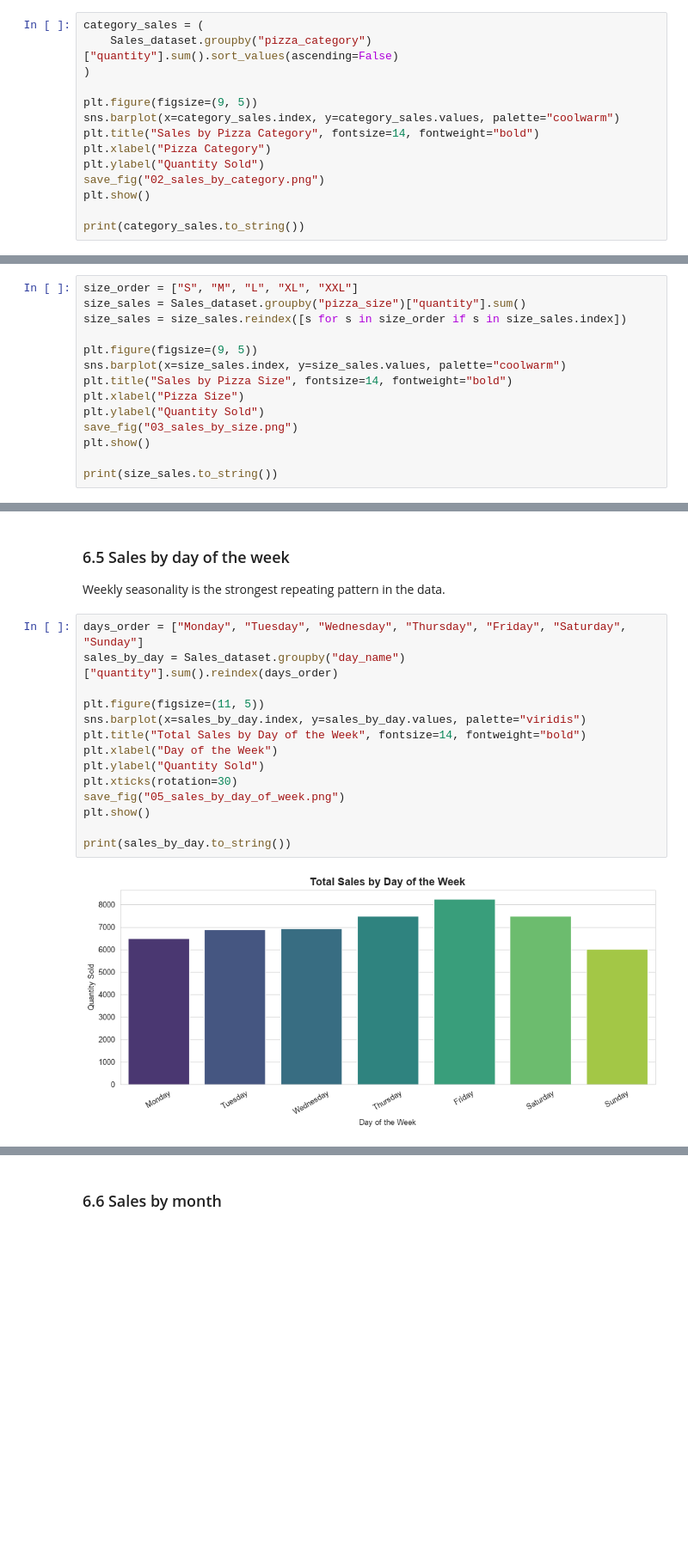
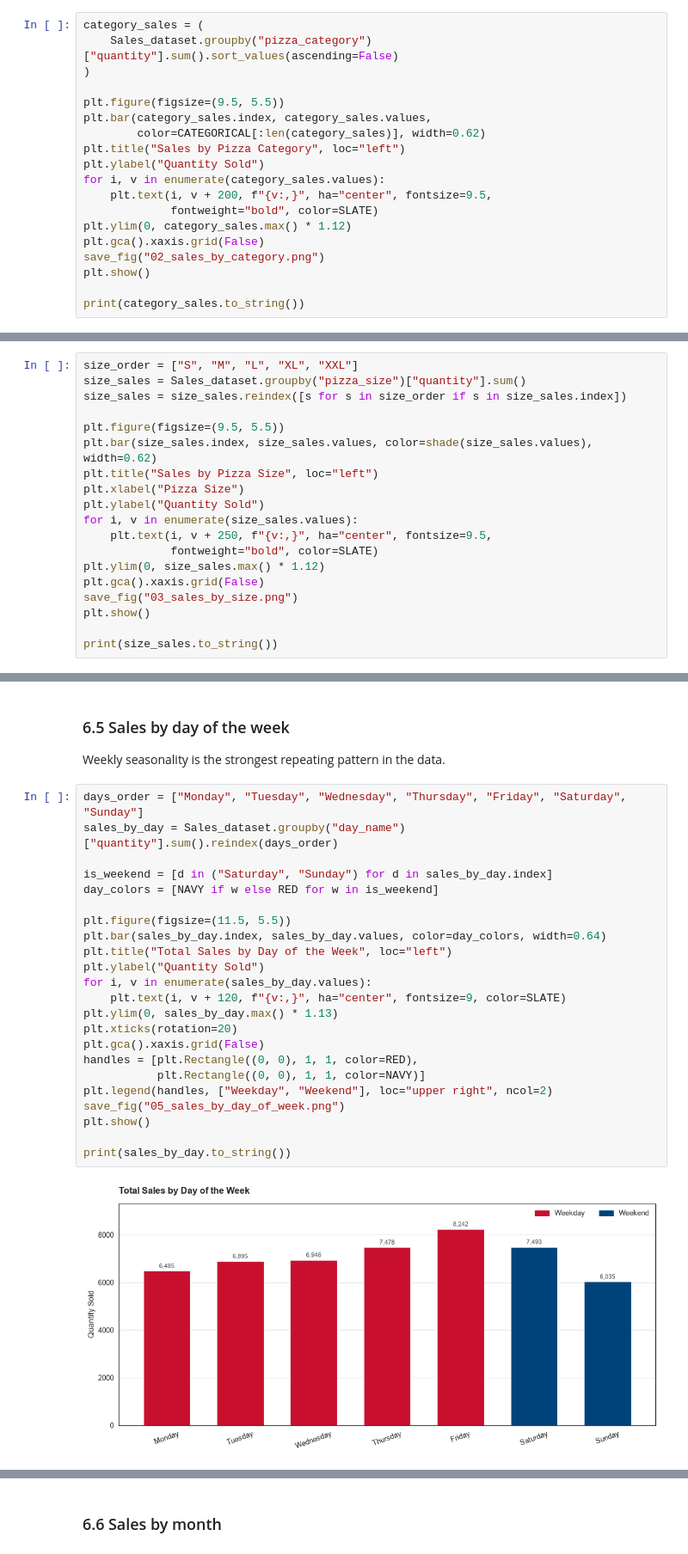
Before and after one commit to naveen-pulivarti/Dominos-Predictive-Purchase-Order-System, a Jupyter notebook: notebooks/dominos_predictive_purchase_order_system.ipynb, the cells around one changed output, grey strips where cells are left out. Shown at 86% size. Saved outputs shown, nothing was run; the diff lists cells and outputs as text; blank space fills up the shorter version.

```diff
--- a/notebooks/dominos_predictive_purchase_order_system.ipynb
+++ b/notebooks/dominos_predictive_purchase_order_system.ipynb
@@ -510,11 +562,16 @@ category_sales = (
     Sales_dataset.groupby("pizza_category")["quantity"].sum().sort_values(ascending=False)
 )
 
-plt.figure(figsize=(9, 5))
-sns.barplot(x=category_sales.index, y=category_sales.values, palette="coolwarm")
-plt.title("Sales by Pizza Category", fontsize=14, fontweight="bold")
-plt.xlabel("Pizza Category")
+plt.figure(figsize=(9.5, 5.5))
+plt.bar(category_sales.index, category_sales.values,
+        color=CATEGORICAL[:len(category_sales)], width=0.62)
+plt.title("Sales by Pizza Category", loc="left")
 plt.ylabel("Quantity Sold")
+for i, v in enumerate(category_sales.values):
+    plt.text(i, v + 200, f"{v:,}", ha="center", fontsize=9.5,
+             fontweight="bold", color=SLATE)
+plt.ylim(0, category_sales.max() * 1.12)
+plt.gca().xaxis.grid(False)
 save_fig("02_sales_by_category.png")
 plt.show()
 
@@ -535,11 +592,16 @@ size_order = ["S", "M", "L", "XL", "XXL"]
 size_sales = Sales_dataset.groupby("pizza_size")["quantity"].sum()
 size_sales = size_sales.reindex([s for s in size_order if s in size_sales.index])
 
-plt.figure(figsize=(9, 5))
-sns.barplot(x=size_sales.index, y=size_sales.values, palette="coolwarm")
-plt.title("Sales by Pizza Size", fontsize=14, fontweight="bold")
+plt.figure(figsize=(9.5, 5.5))
+plt.bar(size_sales.index, size_sales.values, color=shade(size_sales.values), width=0.62)
+plt.title("Sales by Pizza Size", loc="left")
 plt.xlabel("Pizza Size")
 plt.ylabel("Quantity Sold")
+for i, v in enumerate(size_sales.values):
+    plt.text(i, v + 250, f"{v:,}", ha="center", fontsize=9.5,
+             fontweight="bold", color=SLATE)
+plt.ylim(0, size_sales.max() * 1.12)
+plt.gca().xaxis.grid(False)
 save_fig("03_sales_by_size.png")
 plt.show()
 
@@ -581,19 +650,28 @@ Weekly seasonality is the strongest repeating pattern in the data.
 # %%
 days_order = ["Monday", "Tuesday", "Wednesday", "Thursday", "Friday", "Saturday", "Sunday"]
 sales_by_day = Sales_dataset.groupby("day_name")["quantity"].sum().reindex(days_order)
 
-plt.figure(figsize=(11, 5))
-sns.barplot(x=sales_by_day.index, y=sales_by_day.values, palette="viridis")
-plt.title("Total Sales by Day of the Week", fontsize=14, fontweight="bold")
-plt.xlabel("Day of the Week")
+is_weekend = [d in ("Saturday", "Sunday") for d in sales_by_day.index]
+day_colors = [NAVY if w else RED for w in is_weekend]
+
+plt.figure(figsize=(11.5, 5.5))
+plt.bar(sales_by_day.index, sales_by_day.values, color=day_colors, width=0.64)
+plt.title("Total Sales by Day of the Week", loc="left")
 plt.ylabel("Quantity Sold")
-plt.xticks(rotation=30)
+for i, v in enumerate(sales_by_day.values):
+    plt.text(i, v + 120, f"{v:,}", ha="center", fontsize=9, color=SLATE)
+plt.ylim(0, sales_by_day.max() * 1.13)
+plt.xticks(rotation=20)
+plt.gca().xaxis.grid(False)
+handles = [plt.Rectangle((0, 0), 1, 1, color=RED),
+           plt.Rectangle((0, 0), 1, 1, color=NAVY)]
+plt.legend(handles, ["Weekday", "Weekend"], loc="upper right", ncol=2)
 save_fig("05_sales_by_day_of_week.png")
 plt.show()
 
 print(sales_by_day.to_string())
 # %% [output]
-[figure, old version]
+[figure, new version]
 day_name
 Monday       6485
 Tuesday      6895
```
Also changed, not shown: parts of 31 cells of this notebook, 25 other files.
